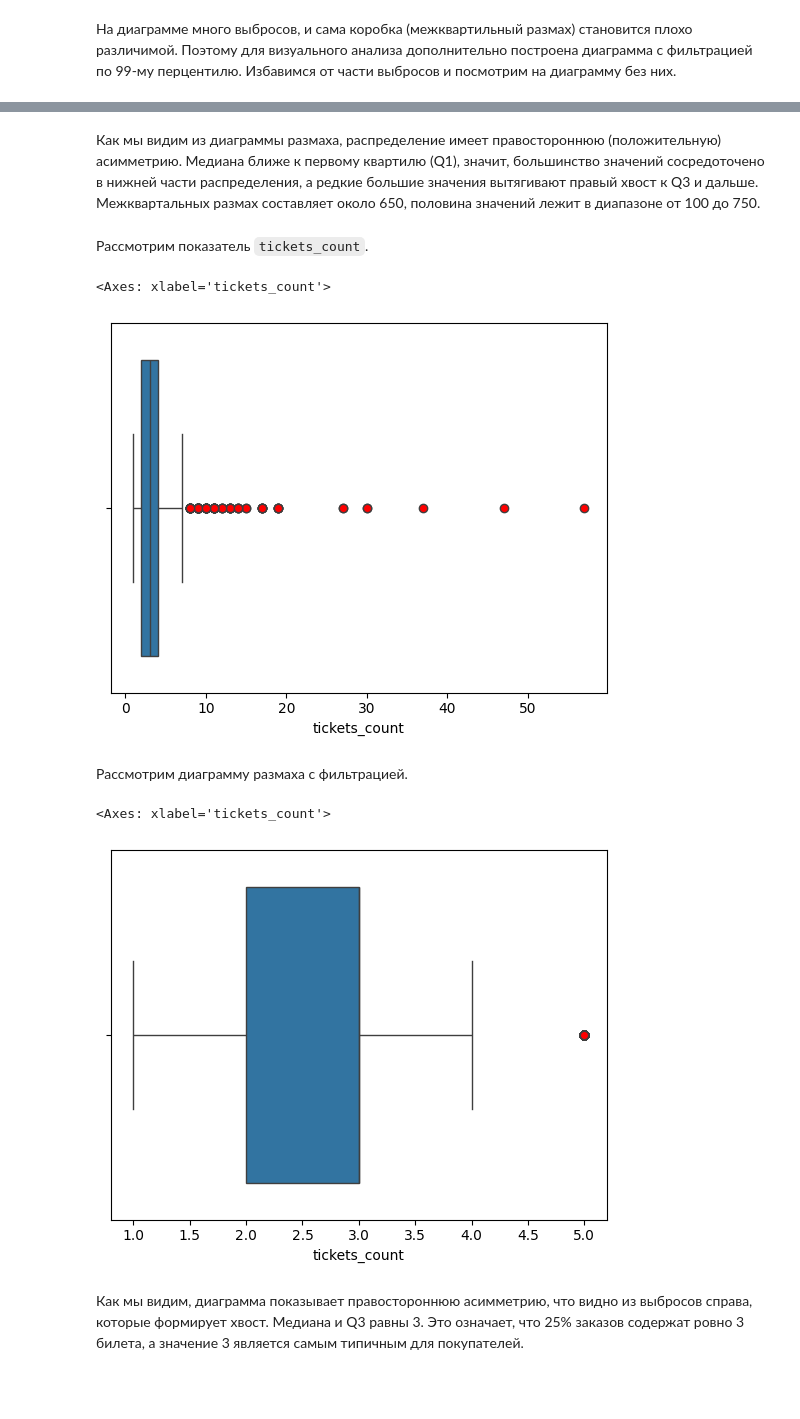
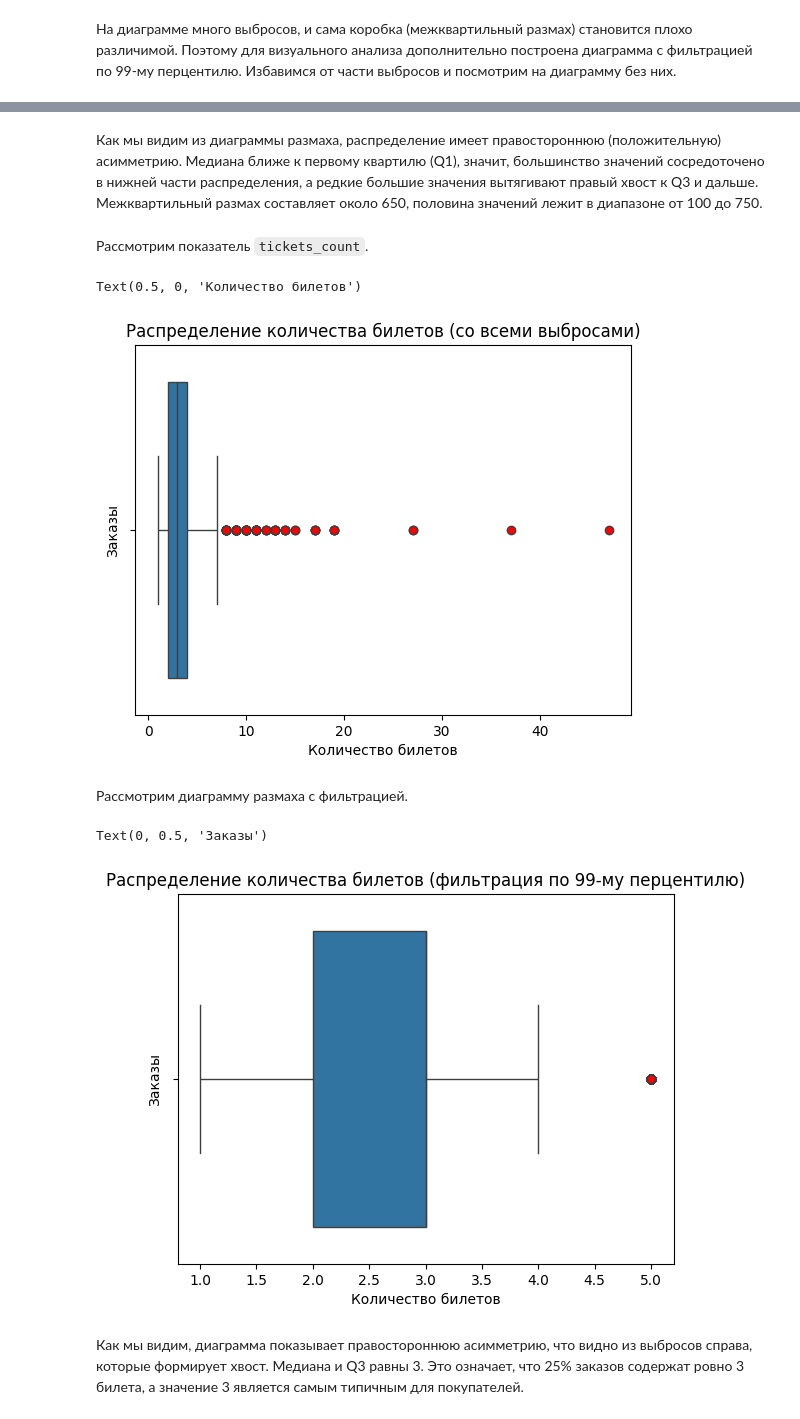
Before and after one commit to NickQeplo/yandex-afisha, a Jupyter notebook: main.ipynb, the cells around one changed output, grey strips where cells are left out. Saved outputs shown, nothing was run; the diff lists cells and outputs as text; code cells hidden in the pictures; blank space fills up the shorter version.

```diff
--- a/main.ipynb
+++ b/main.ipynb
@@ -158,5 +98,5 @@ ORDER BY user_id;
 # %%
-df = pd.read_sql_query(query, con=engine)
+df = pd.read_csv('data/data_mart.csv', parse_dates=['order_dt', 'order_ts'])
 # %%
 df.head(20)
 # %% [output]
@@ -434,0 +396,3 @@ np.int64(0)
+# %%
+df.drop_duplicates(subset=['user_id', 'event_id', 'tickets_count', 'revenue_rub', 'order_ts'], keep='first', inplace=True)
+print(f'Количество строк после удаления дубликтаов: {df.shape[0]}')
@@ -466,0 +434,12 @@ df[['revenue_rub', 'tickets_count', 'days_since_prev']].describe(percentiles=[0.
+# %%
+# Найдем индексы строк для удаления
+indexes_for_drop = df[df['revenue_rub'] <= 0].index
+print(f'Строк до удаления: {df.shape[0]}')
+
+# Удалим строки
+df.drop(indexes_for_drop, inplace=True)
+print(f'Строк после удаления: {df.shape[0]}')
+print(f'Количество удаленных строк: {len(indexes_for_drop)}')
+
+# Обновим индекс
+df.reset_index(drop=True, inplace=True)
@@ -489,5 +486,5 @@ sns.boxplot(
 # %% [markdown]
-Как мы видим из диаграммы размаха, распределение имеет правостороннюю (положительную) асимметрию. Медиана ближе к первому квартилю (Q1), значит, большинство значений сосредоточено в нижней части распределения, а редкие большие значения вытягивают правый хвост к Q3 и дальше. Межквартальных размах составляет около 650, половина значений лежит в диапазоне от 100 до 750.
+Как мы видим из диаграммы размаха, распределение имеет правостороннюю (положительную) асимметрию. Медиана ближе к первому квартилю (Q1), значит, большинство значений сосредоточено в нижней части распределения, а редкие большие значения вытягивают правый хвост к Q3 и дальше. Межквартильный размах составляет около 650, половина значений лежит в диапазоне от 100 до 750.
 # %% [markdown]
 Рассмотрим показатель `tickets_count`.
 # %%
@@ -496,22 +493,30 @@ sns.boxplot(
     x='tickets_count',
     flierprops={'markerfacecolor': 'red'}
 )
+
+plt.title('Распределение количества билетов (со всеми выбросами)')
+plt.ylabel('Заказы')
+plt.xlabel('Количество билетов')
 # %% [output]
-<Axes: xlabel='tickets_count'>
+Text(0.5, 0, 'Количество билетов')
-[figure, old version]
+[figure, new version]
 # %% [markdown]
 Рассмотрим диаграмму размаха с фильтрацией.
 # %%
 outliers = df['tickets_count'].quantile(0.99)
 
 sns.boxplot(
     data=df[(df['tickets_count'] >= 0) & (df['tickets_count'] < outliers)],
     x='tickets_count',
     flierprops={'markerfacecolor': 'red'}
 )
+
+plt.title('Распределение количества билетов (фильтрация по 99-му перцентилю)')
+plt.xlabel('Количество билетов')
+plt.ylabel('Заказы')
 # %% [output]
-<Axes: xlabel='tickets_count'>
+Text(0, 0.5, 'Заказы')
-[figure, old version]
+[figure, new version]
 # %% [markdown]
 Как мы видим, диаграмма показывает правостороннюю асимметрию, что видно из выбросов справа, которые формирует хвост. Медиана и Q3 равны 3. Это означает, что 25% заказов содержат ровно 3 билета, а значение 3 является самым типичным для покупателей.
 # %% [markdown]
```
Also changed, not shown: parts of 111 cells of this notebook, 8 other files.
